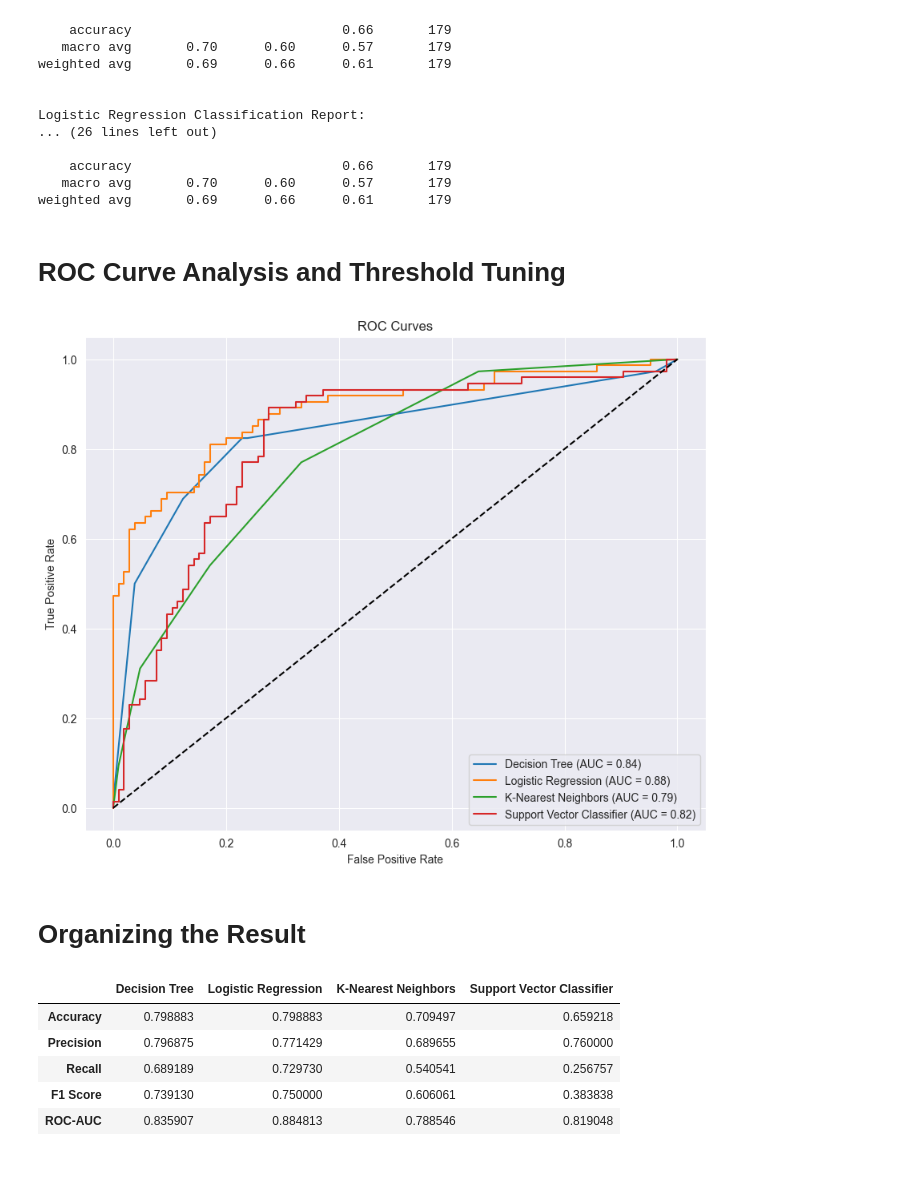
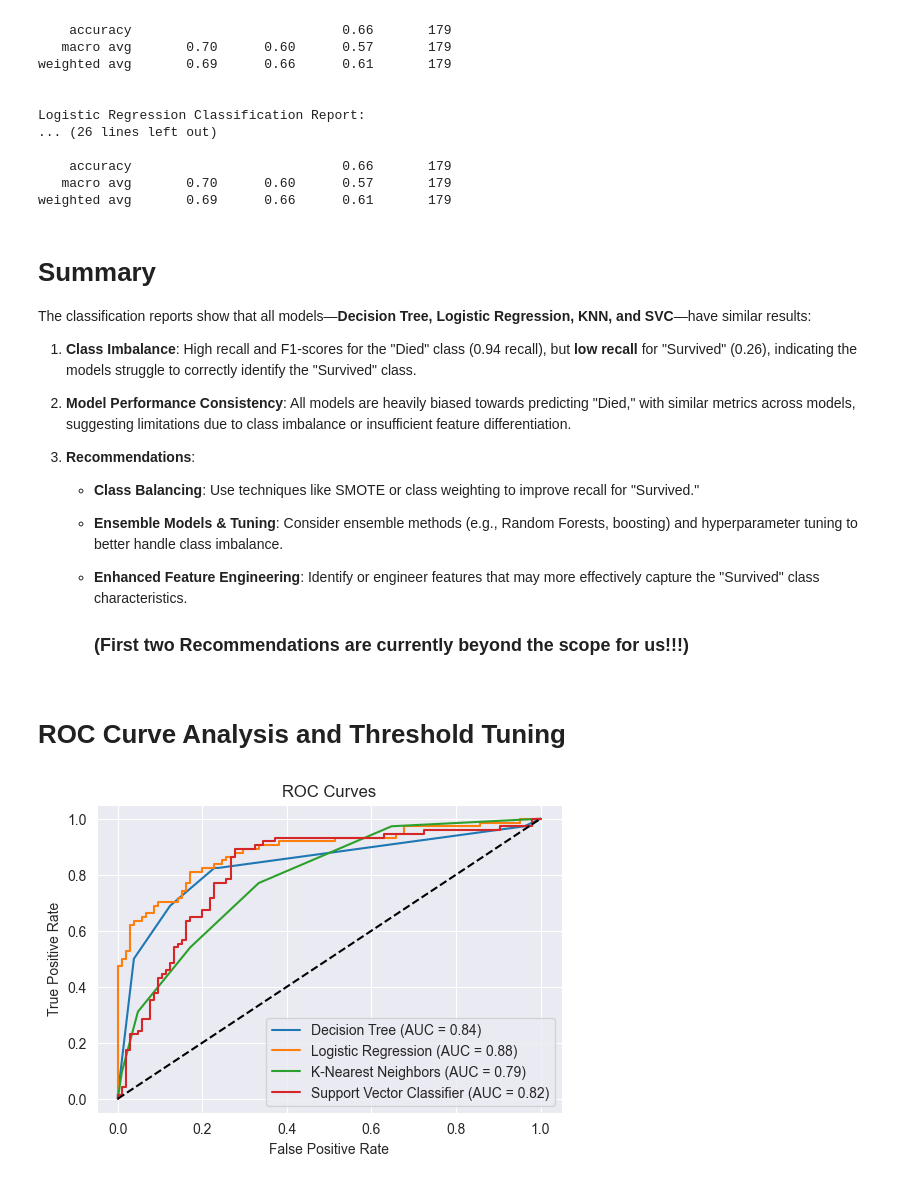
Before and after one commit to rhkraptor/AML, a Jupyter notebook: Adjusting_nb_Woche3_accordingly_to_nb_wine_quality.ipynb, the cells around one changed output. Cells and saved outputs as stored; diff of their text form; code cells hidden in the pictures.

```diff
--- a/Adjusting_nb_Woche3_accordingly_to_nb_wine_quality.ipynb
+++ b/Adjusting_nb_Woche3_accordingly_to_nb_wine_quality.ipynb
@@ -166,35 +203,37 @@ Logistic Regression Classification Report:
     accuracy                           0.66       179
    macro avg       0.70      0.60      0.57       179
 weighted avg       0.69      0.66      0.61       179
+# %% [markdown]
+# Summary
+
+The classification reports show that all models—**Decision Tree, Logistic Regression, KNN, and SVC**—have similar results:
+
+1. **Class Imbalance**: High recall and F1-scores for the "Died" class (0.94 recall), but **low recall** for "Survived" (0.26), indicating the models struggle to correctly identify the "Survived" class.
+
+2. **Model Performance Consistency**: All models are heavily biased towards predicting "Died," with similar metrics across models, suggesting limitations due to class imbalance or insufficient feature differentiation.
+
+3. **Recommendations**:
+   - **Class Balancing**: Use techniques like SMOTE or class weighting to improve recall for "Survived."
+   - **Ensemble Models & Tuning**: Consider ensemble methods (e.g., Random Forests, boosting) and hyperparameter tuning to better handle class imbalance.
+   - **Enhanced Feature Engineering**: Identify or engineer features that may more effectively capture the "Survived" class characteristics.
+
+     ### (First two Recommendations are currently beyond the scope for us!!!)
 # %% [markdown]
 # ROC Curve Analysis and Threshold Tuning
 # %%
-plt.figure(figsize=(10, 8))
+plt.figure(figsize=(6, 4))
 for model_name, model in models.items():
     if hasattr(model, "predict_proba"):
         y_scores = model.predict_proba(X_test)[:, 1]
         fpr, tpr, _ = roc_curve(y_test, y_scores)
         plt.plot(fpr, tpr, label=f'{model_name} (AUC = {roc_auc_score(y_test, y_scores):.2f})')
     else:
         print(f"{model_name} does not support probability estimates, skipping ROC curve.")
 plt.plot([0, 1], [0, 1], 'k--')
 plt.xlabel('False Positive Rate')
 plt.ylabel('True Positive Rate')
 plt.title('ROC Curves')
 plt.legend(loc='lower right')
 plt.show()
 # %% [output]
-[figure, old version]
+[figure, new version]
-# %% [markdown]
-# Organizing the Result
-# %%
-#organizing the Result in Dataframe for comparing the metrics side by side
-results_df = pd.DataFrame(results)
-results_df
-# %% [output]
-|  | Decision Tree | Logistic Regression | K-Nearest Neighbors | Support Vector Classifier |
-| Accuracy | 0.798883 | 0.798883 | 0.709497 | 0.659218 |
-| Precision | 0.796875 | 0.771429 | 0.689655 | 0.760000 |
-| Recall | 0.689189 | 0.729730 | 0.540541 | 0.256757 |
-| F1 Score | 0.739130 | 0.750000 | 0.606061 | 0.383838 |
-| ROC-AUC | 0.835907 | 0.884813 | 0.788546 | 0.819048 |
```
Also changed, not shown: parts of 3 cells of this notebook.
